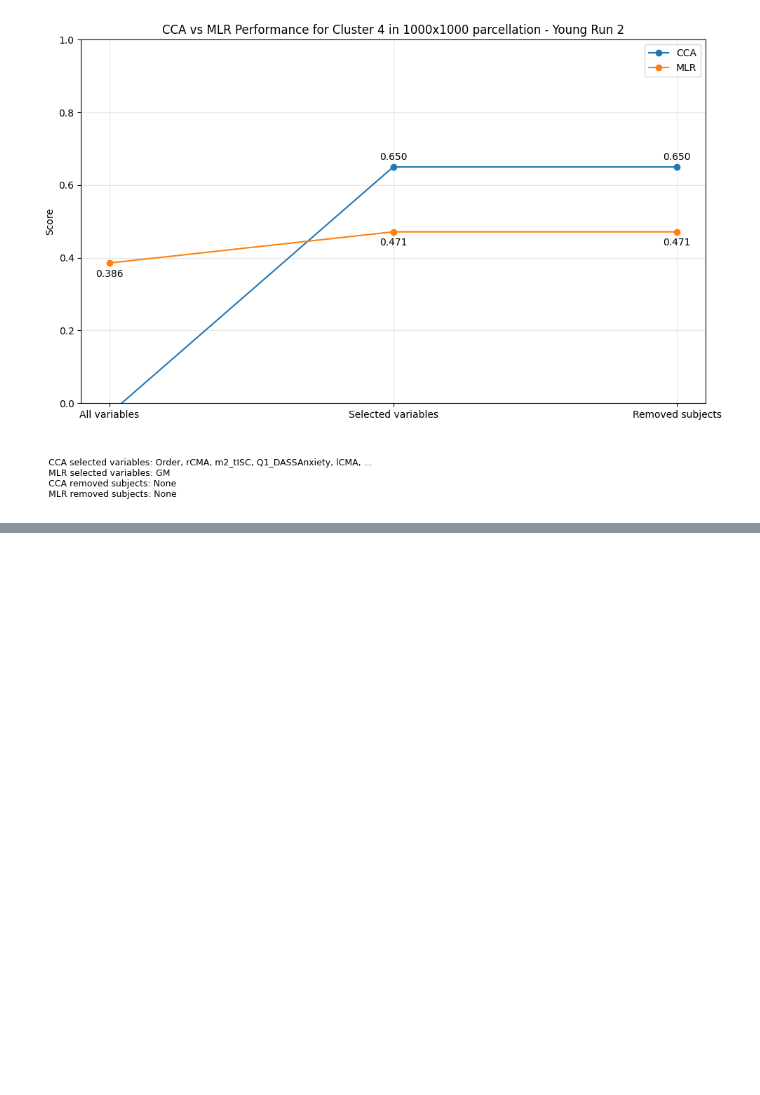
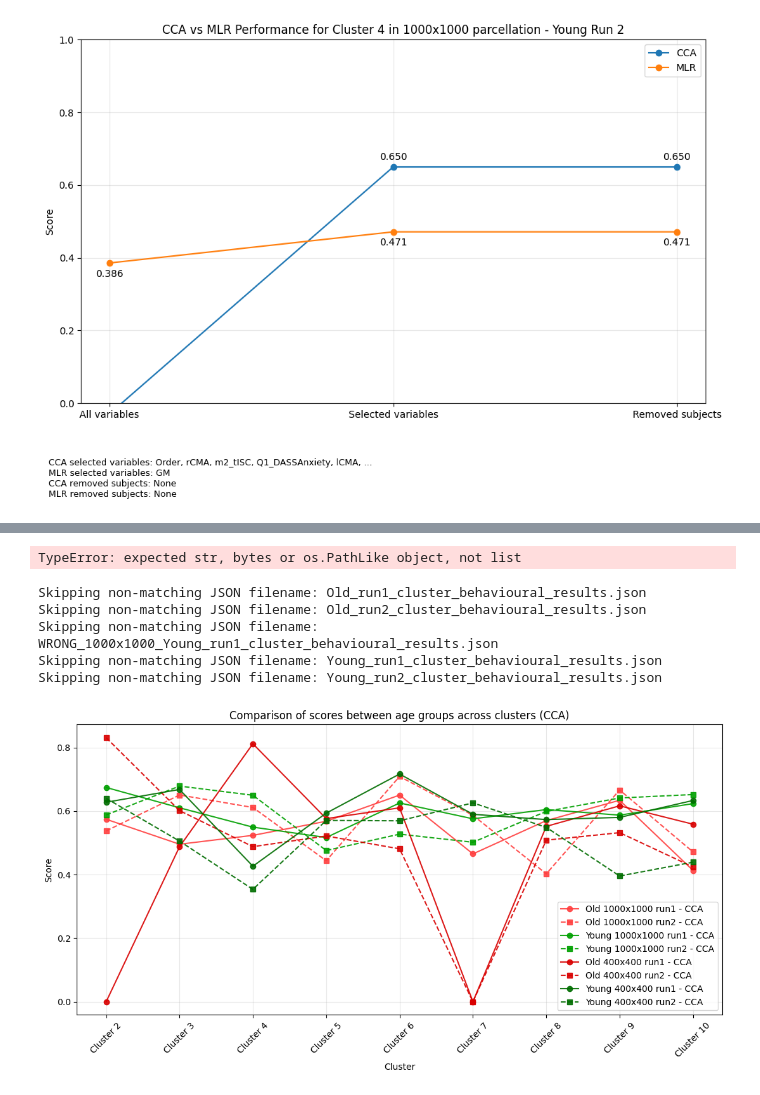
Before and after one commit to Oddrne/Master-Thesis-Autoencoder-and-UMAP-clustering-on-functional-connectivity, a Jupyter notebook: main.ipynb, the cells around one changed output, grey strips where cells are left out. Cells and saved outputs as stored; diff of their text form; code cells hidden in the pictures; blank space fills up the shorter version.

Commit message:
Did some of the variable and subject comparison. Also some of the comparison between age groups

```diff
--- a/main.ipynb
+++ b/main.ipynb
@@ -561,11 +602,35 @@ print_comparison_summary(results_across_clusters, save_path=save_path)
+# %%
+#
+from Evaluate_models_clean import plot_cca_mlr_multiple_runs
+
+run = 1
+
+old_400 = fr"Results\\400x400_Old_run{run}_cluster_behavioural_results.json"
+young_400 = fr"Results\\400x400_Young_run{run}_cluster_behavioural_results.json"
+old_1000 = fr"Results\\1000x1000_Old_run{run}_cluster_behavioural_results.json"
+young_1000 = fr"Results\\1000x1000_Young_run{run}_cluster_behavioural_results.json"
+list_of_json_paths = [old_400, young_400, old_1000, young_1000]
+
+plot_cca_mlr_multiple_runs(
+    json_path=list_of_json_paths,
+    title=f"CCA vs MLR Performance for Different Parcellations and Age Groups - Run {run}",
+    save_path=f"Figures\\Comparison young and old\\Comparison_parcellations_and_age_groups_run{run}.png")
+# %% [output]
+TypeError: expected str, bytes or os.PathLike object, not list
 # %%
-from Evaluate_models import plot_cca_mlr_two_jsons_across_clusters
+from Evaluate_models_clean import plot_compare_ages_across_clusters
 
-run_num = 1
+# "mlr_removed_subjects_results:mean_accuracy"
+# "cca_removed_subjects_results:cv_mean_cc"
+metric_to_use = "cca_removed_subjects_results:cv_mean_cc"
 
-young_path = rf"Results\\400x400_Young_run{run_num}_cluster_behavioural_results.json"
-old_path = rf"Results\\400x400_Old_run{run_num}_cluster_behavioural_results.json"
-save_path = rf"Figures\\Comparison young and old\\run{run_num}_behavioural_age_comprison.png"
-title = rf"Comparison of CCA and MLR across ages for run {run_num}"
+save_path = rf"Figures\\Comparison young and old\\Compare_CCA_between_ages_across_clusters.png"
 
-results = plot_cca_mlr_two_jsons_across_clusters(old_json_path=old_path, young_json_path=young_path, title=title, save_path=save_path)
+results = plot_compare_ages_across_clusters(metric_to_use=metric_to_use, save_path=save_path)
+# %% [output]
+Skipping non-matching JSON filename: Old_run1_cluster_behavioural_results.json
+Skipping non-matching JSON filename: Old_run2_cluster_behavioural_results.json
+Skipping non-matching JSON filename: WRONG_1000x1000_Young_run1_cluster_behavioural_results.json
+Skipping non-matching JSON filename: Young_run1_cluster_behavioural_results.json
+Skipping non-matching JSON filename: Young_run2_cluster_behavioural_results.json
+[figure, added]
```
Also changed, not shown: parts of 8 cells of this notebook, 14 other files.
